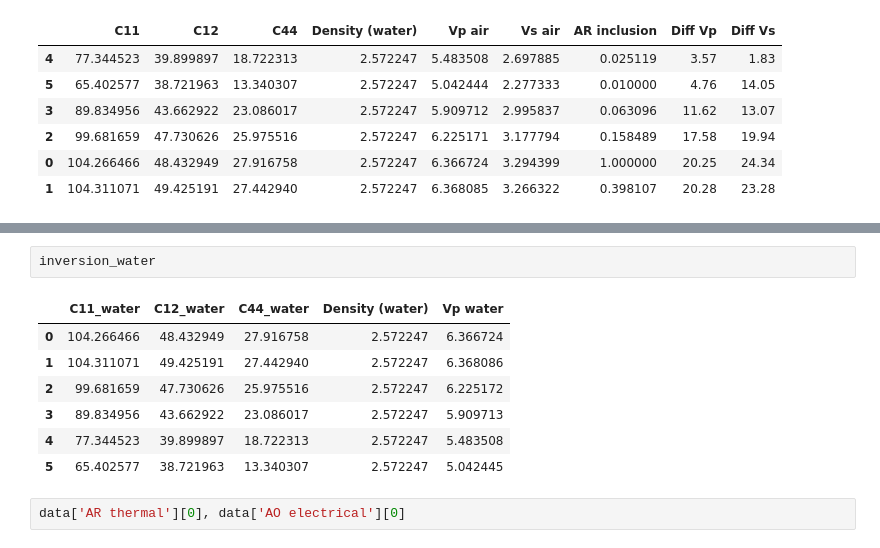
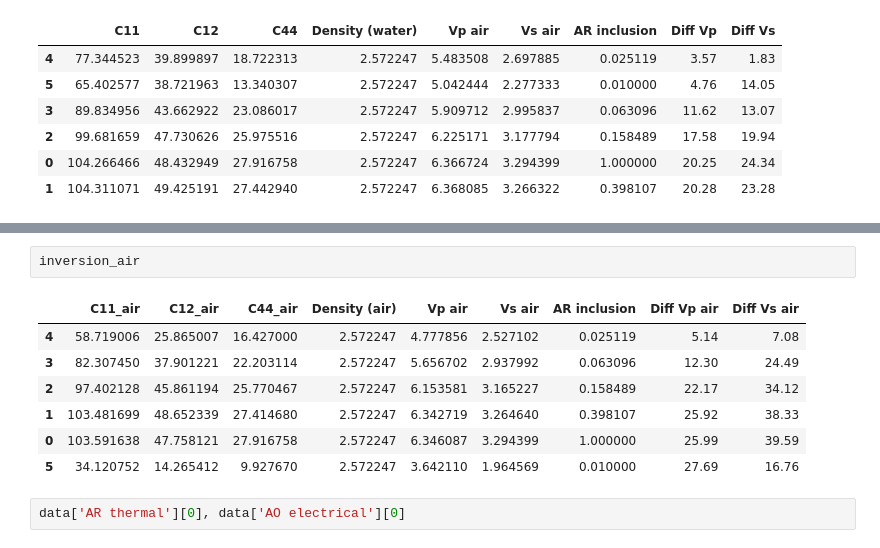
Before and after one commit to MariiaKalinina/Elasticity, a Jupyter notebook: Tver_elastisity_update_v1.ipynb, the cells around one changed output, grey strips where cells are left out. Cells and saved outputs as stored; diff of their text form.

```diff
--- a/Tver_elastisity_update_v1.ipynb
+++ b/Tver_elastisity_update_v1.ipynb
@@ -792,13 +784,13 @@ for fluid in fluid_list:
-# %%
-inversion_water
-# %% [output]
-|  | C11_water | C12_water | C44_water | Density (water) | Vp water |
-| 0 | 104.266466 | 48.432949 | 27.916758 | 2.572247 | 6.366724 |
-| 1 | 104.311071 | 49.425191 | 27.442940 | 2.572247 | 6.368086 |
-| 2 | 99.681659 | 47.730626 | 25.975516 | 2.572247 | 6.225172 |
-| 3 | 89.834956 | 43.662922 | 23.086017 | 2.572247 | 5.909713 |
-| 4 | 77.344523 | 39.899897 | 18.722313 | 2.572247 | 5.483508 |
-| 5 | 65.402577 | 38.721963 | 13.340307 | 2.572247 | 5.042445 |
+# %%
+inversion_air
+# %% [output]
+|  | C11_air | C12_air | C44_air | Density (air) | Vp air | Vs air | AR inclusion | Diff Vp air | Diff Vs air |
+| 4 | 58.719006 | 25.865007 | 16.427000 | 2.572247 | 4.777856 | 2.527102 | 0.025119 | 5.14 | 7.08 |
+| 3 | 82.307450 | 37.901221 | 22.203114 | 2.572247 | 5.656702 | 2.937992 | 0.063096 | 12.30 | 24.49 |
+| 2 | 97.402128 | 45.861194 | 25.770467 | 2.572247 | 6.153581 | 3.165227 | 0.158489 | 22.17 | 34.12 |
+| 1 | 103.481699 | 48.652339 | 27.414680 | 2.572247 | 6.342719 | 3.264640 | 0.398107 | 25.92 | 38.33 |
+| 0 | 103.591638 | 47.758121 | 27.916758 | 2.572247 | 6.346087 | 3.294399 | 1.000000 | 25.99 | 39.59 |
+| 5 | 34.120752 | 14.265412 | 9.927670 | 2.572247 | 3.642110 | 1.964569 | 0.010000 | 27.69 | 16.76 |
 # %%
 data['AR thermal'][0], data['AO electrical'][0]
 # %% [output]
```
Also changed, not shown: parts of 1 cell of this notebook.
